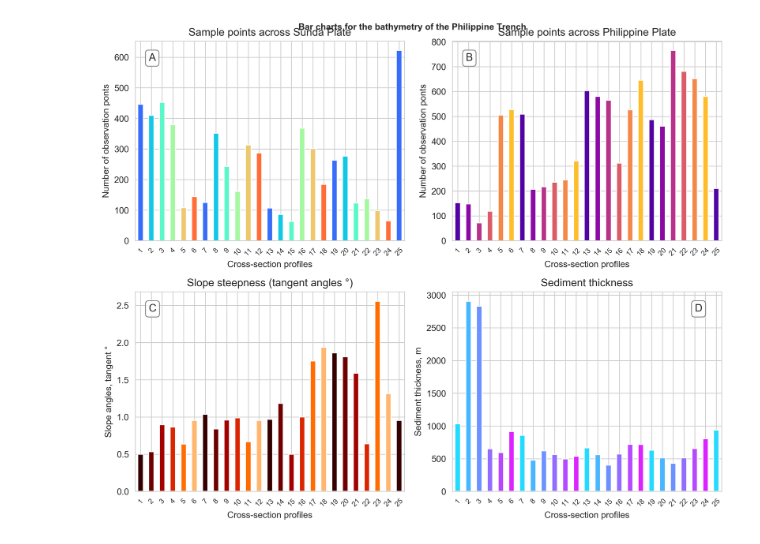
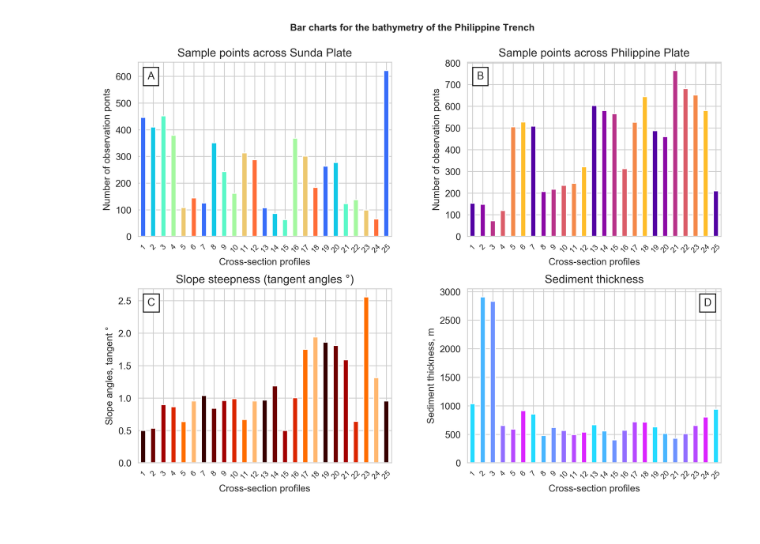
Before and after one commit to paulinelemenkova/Python-script-035-Bar-Chart, a Jupyter notebook: Script-035-Bar-chart-SUBPLOTS-Phil.ipynb, the cells around one changed output. Drawn from its saved outputs; the diff is of its cells as text; code cells hidden in the pictures.

```diff
--- a/Script-035-Bar-chart-SUBPLOTS-Phil.ipynb
+++ b/Script-035-Bar-chart-SUBPLOTS-Phil.ipynb
@@ -1,9 +1,14 @@
 # %%
+#!/usr/bin/env python
+# coding: utf-8
+import os
+import pandas as pd
 import numpy as np
 from matplotlib import pyplot as plt
-import pandas as pd
 import seaborn as sns
-import os
+import matplotlib.artist as martist
+from matplotlib.offsetbox import AnchoredText
+
 sns.set_style('whitegrid')
 
 os.chdir('/Users/pauline/Documents/Python')
@@ -12,56 +17,65 @@ sunda = df.plate_sunda
 phil = df.plate_phil
 sa = df.tan_angle
 sth = df.sedim_thick
-#
+
 fig = plt.figure(figsize=(10.0, 8.0), dpi=300)
 fig.suptitle('Bar charts for the bathymetry of the Philippine Trench',
-            fontsize=10, fontweight='bold', x=0.5, y=0.99)
-#
+            fontsize=10, fontweight='bold', x=0.5, y=0.95)
+
+# define annotations
+def add_at(ax, t, loc=2):
+    fp = dict(size=11)
+    _at = AnchoredText(t, loc=loc, prop=fp)
+    ax.add_artist(_at)
+    return _at
+
 # Generate a loop for 25 profiles
 names = range(1, 26)
-#
+
 # subplot 1
 ax = fig.add_subplot(221)
 sunda.plot(kind ='bar', color=sns.color_palette('rainbow'))
 plt.title('Sample points across Sunda Plate')
 plt.xlabel('Cross-section profiles', fontsize=10, fontfamily='sans-serif')
 plt.xticks(np.arange(25), (names), rotation=45, fontsize=8)
 plt.ylabel('Number of observation ponts', fontsize=10, fontfamily='sans-serif')
-plt.annotate('A', xy=(0.05, 0.90), xycoords="axes fraction", fontsize=12,
-          bbox=dict(boxstyle='round, pad=0.3', fc='w', edgecolor='grey', linewidth=1, alpha=0.9))
-#
+add_at(ax, "A")
+
 # subplot 2
 ax = fig.add_subplot(222)
 phil.plot(kind ='bar', color=sns.color_palette('plasma'))
 plt.title('Sample points across Philippine Plate')
 plt.xlabel('Cross-section profiles', fontsize=10, fontfamily='sans-serif')
 plt.xticks(np.arange(25), (names), rotation=45, fontsize=8)
 plt.ylabel('Number of observation ponts', fontsize=10, fontfamily='sans-serif')
-plt.annotate('B', xy=(0.05, 0.90), xycoords="axes fraction", fontsize=12,
-          bbox=dict(boxstyle='round, pad=0.3', fc='w', edgecolor='grey', linewidth=1, alpha=0.9))
-#
+add_at(ax, "B")
+
+
 # subplot 3
 ax = fig.add_subplot(223)
 sa.plot(kind ='bar', color=sns.color_palette('gist_heat'))
 plt.title('Slope steepness (tangent angles °)')
 plt.xlabel('Cross-section profiles', fontsize=10, fontfamily='sans-serif')
 plt.xticks(np.arange(25), (names), rotation=45, fontsize=8)
 plt.ylabel('Slope angles, tangent °', fontsize=10, fontfamily='sans-serif')
-plt.annotate('C', xy=(0.05, 0.90), xycoords="axes fraction", fontsize=12,
-          bbox=dict(boxstyle='round, pad=0.3', fc='w', edgecolor='grey', linewidth=1, alpha=0.9))
-#
+add_at(ax, "C")
+
 # subplot 4
 ax = fig.add_subplot(224)
 sth.plot(kind ='bar', color=sns.color_palette('cool'))
 plt.title('Sediment thickness')
 plt.xlabel('Cross-section profiles', fontsize=10, fontfamily='sans-serif')
 plt.xticks(np.arange(25), (names), rotation=45, fontsize=8)
 plt.ylabel('Sediment thickness, m', fontsize=10, fontfamily='sans-serif')
-plt.annotate('D', xy=(0.90, 0.90), xycoords="axes fraction", fontsize=12,
-          bbox=dict(boxstyle='round, pad=0.3', fc='w', edgecolor='grey', linewidth=1, alpha=0.9))
-#
+add_at(ax, "D", loc=1)
+
+# visualizing and saving
 plt.tight_layout()
-fig.savefig('plot_4barcharts_phil.png', dpi=300)
+plt.subplots_adjust(top=0.90, bottom=0.08,
+                    left=0.10, right=0.95,
+                    hspace=0.25, wspace=0.35
+                    )
+plt.savefig('plot_BarCharP.png', dpi=300)
 plt.show()
 # %% [output]
-[figure, old version]
+[figure, new version]
```
Also changed, not shown: 1 other file.
